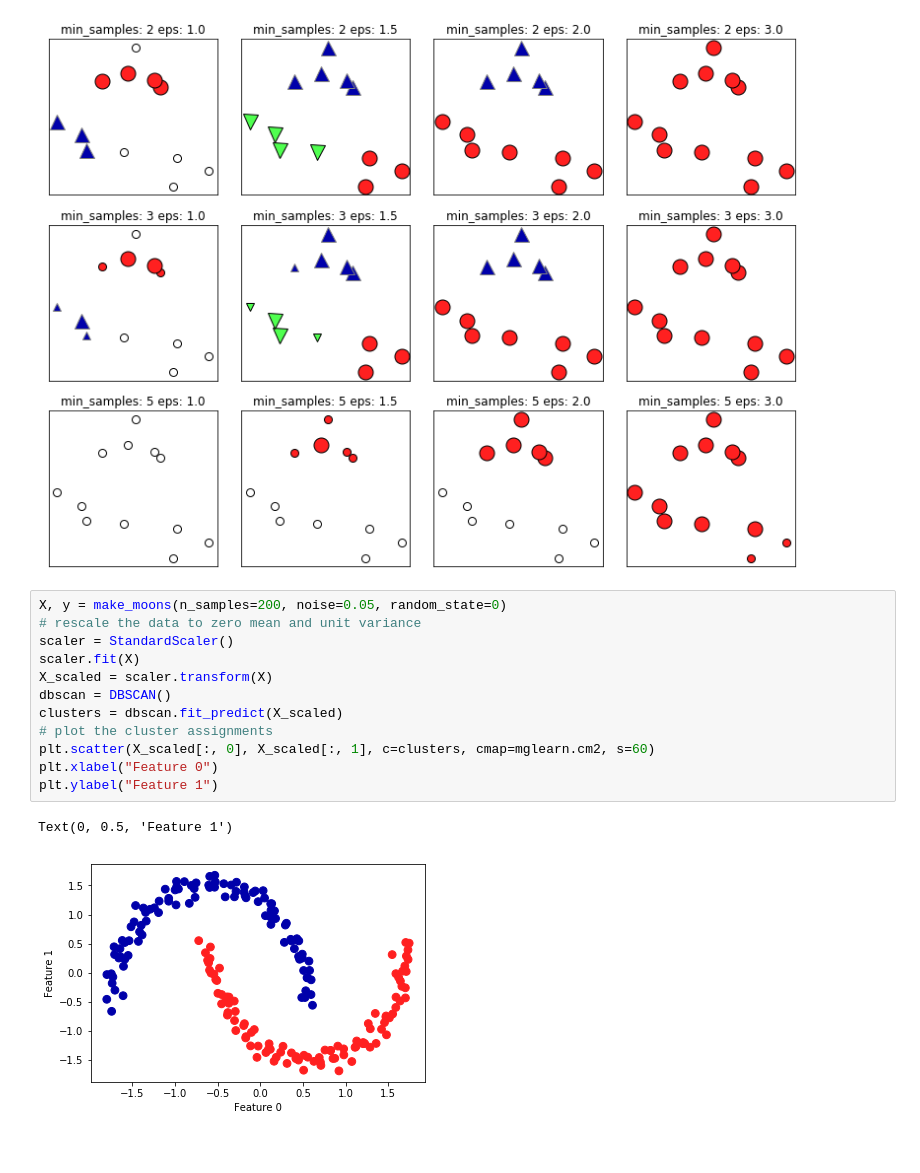
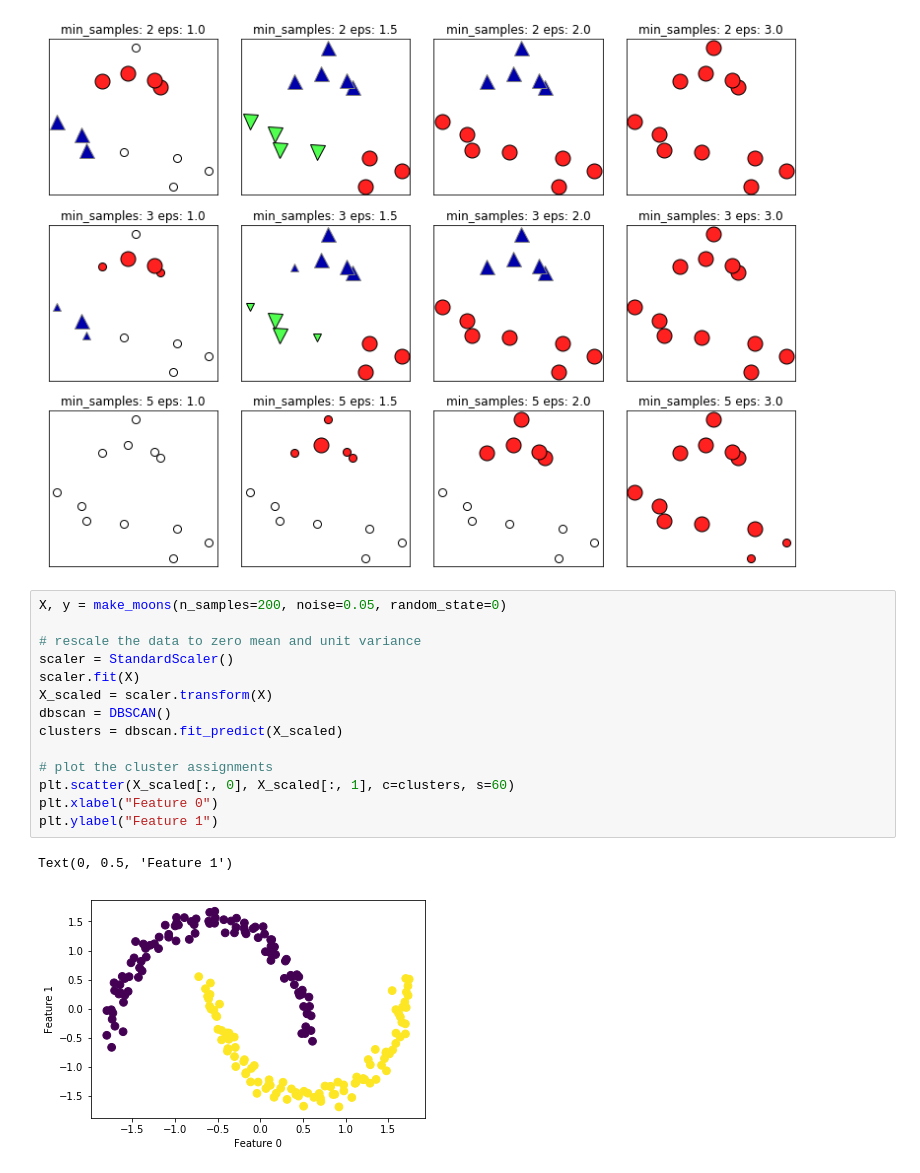
Before and after one commit to callee2006/MachineLearning, a Jupyter notebook: Clustering.ipynb, the cells around one changed output. Saved outputs shown, nothing was run; the diff lists cells and outputs as text.

```diff
--- a/Clustering.ipynb
+++ b/Clustering.ipynb
@@ -264,16 +275,18 @@ min_samples: 5 eps: 3.000000  cluster: [0 0 0 0 0 0 0 0 0 0 0 0]
 [figure]
 # %%
 X, y = make_moons(n_samples=200, noise=0.05, random_state=0)
+
 # rescale the data to zero mean and unit variance
 scaler = StandardScaler()
 scaler.fit(X)
 X_scaled = scaler.transform(X)
 dbscan = DBSCAN()
 clusters = dbscan.fit_predict(X_scaled)
+
 # plot the cluster assignments
-plt.scatter(X_scaled[:, 0], X_scaled[:, 1], c=clusters, cmap=mglearn.cm2, s=60)
+plt.scatter(X_scaled[:, 0], X_scaled[:, 1], c=clusters, s=60)
 plt.xlabel("Feature 0")
 plt.ylabel("Feature 1")
 # %% [output]
 Text(0, 0.5, 'Feature 1')
-[figure, old version]
+[figure, new version]
```
Also changed, not shown: parts of 11 cells of this notebook.
